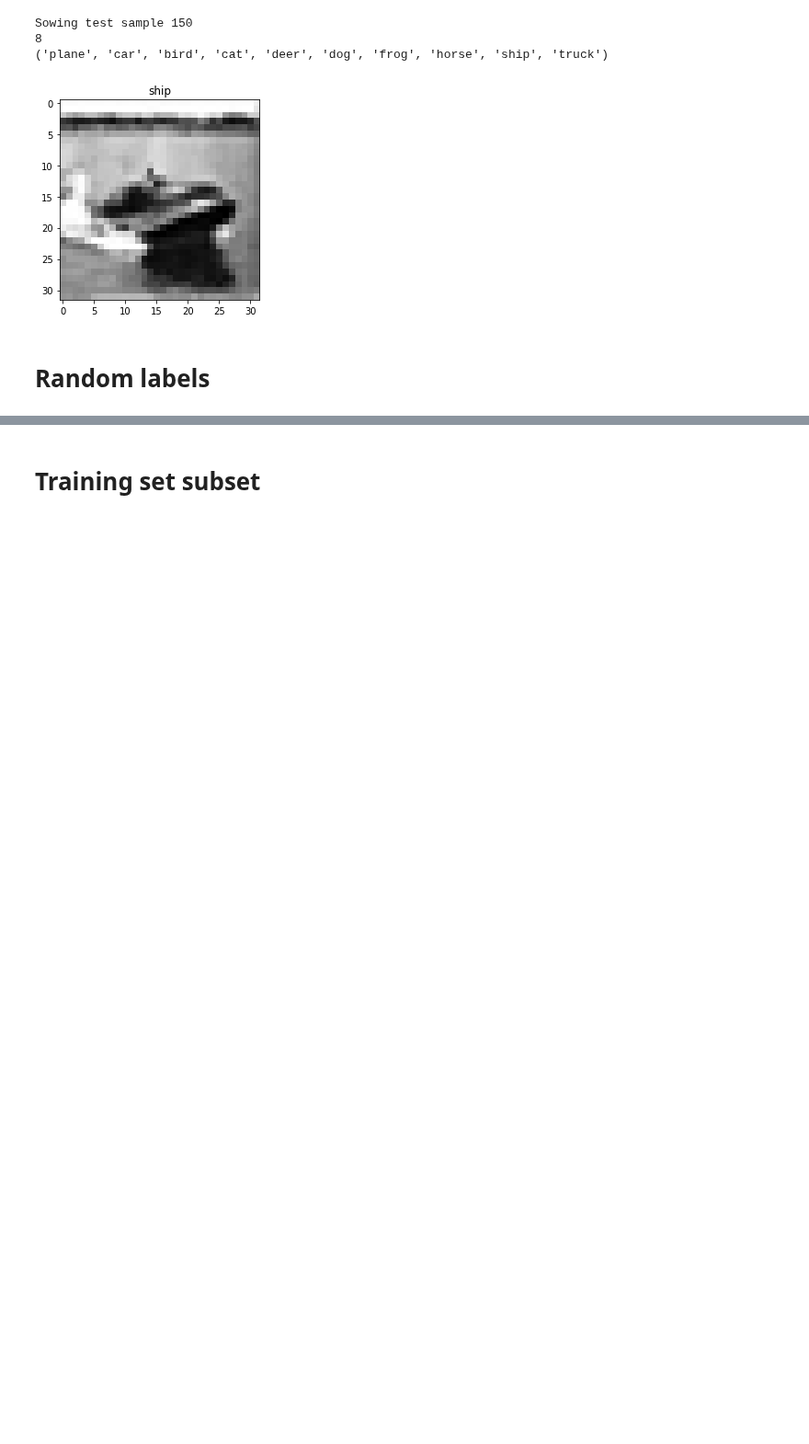
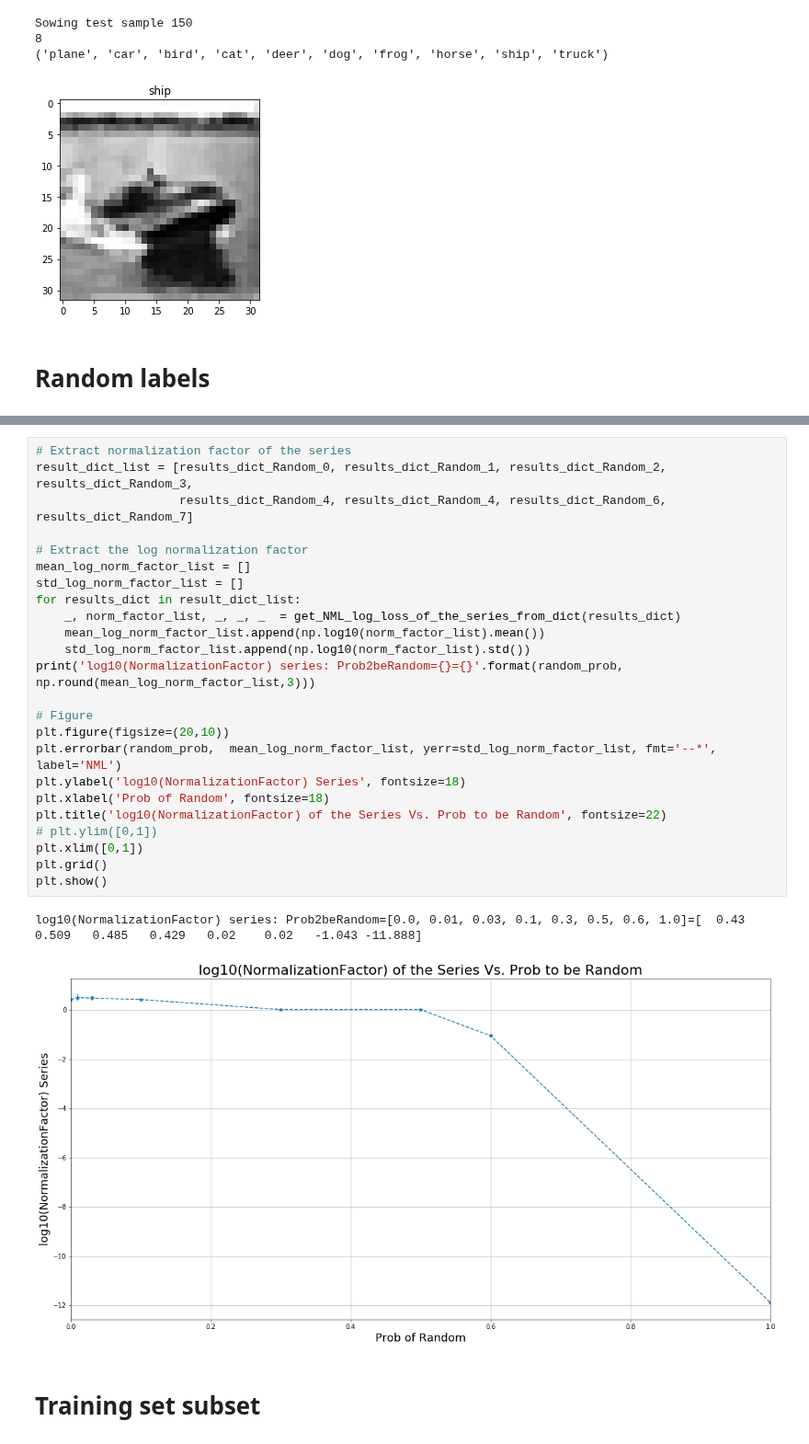
Before and after one commit to kobybibas/deep_pnml_experiments, a Jupyter notebook: src/analyze_results.ipynb, the cells around one changed output, grey strips where cells are left out. Shown at 92% size. Cells and saved outputs as stored; diff of their text form; blank space fills up the shorter version.

```diff
--- a/src/analyze_results.ipynb
+++ b/src/analyze_results.ipynb
@@ -507,2 +540,29 @@ Training loss: [TrueLabels RandomLabels] Mean=[0.001777 0.000925] STD=[0.000014
+# %%
+# Extract normalization factor of the series
+result_dict_list = [results_dict_Random_0, results_dict_Random_1, results_dict_Random_2, results_dict_Random_3,
+                    results_dict_Random_4, results_dict_Random_4, results_dict_Random_6, results_dict_Random_7]
+
+# Extract the log normalization factor
+mean_log_norm_factor_list = []
+std_log_norm_factor_list = []
+for results_dict in result_dict_list:
+    _, norm_factor_list, _, _, _  = get_NML_log_loss_of_the_series_from_dict(results_dict)
+    mean_log_norm_factor_list.append(np.log10(norm_factor_list).mean())
+    std_log_norm_factor_list.append(np.log10(norm_factor_list).std())
+print('log10(NormalizationFactor) series: Prob2beRandom={}={}'.format(random_prob, np.round(mean_log_norm_factor_list,3)))
+
+# Figure
+plt.figure(figsize=(20,10))
+plt.errorbar(random_prob,  mean_log_norm_factor_list, yerr=std_log_norm_factor_list, fmt='--*',  label='NML')
+plt.ylabel('log10(NormalizationFactor) Series', fontsize=18)
+plt.xlabel('Prob of Random', fontsize=18)
+plt.title('log10(NormalizationFactor) of the Series Vs. Prob to be Random', fontsize=22)
+# plt.ylim([0,1])
+plt.xlim([0,1])
+plt.grid()
+plt.show()
+# %% [output]
+log10(NormalizationFactor) series: Prob2beRandom=[0.0, 0.01, 0.03, 0.1, 0.3, 0.5, 0.6, 1.0]=[  0.43    0.509   0.485   0.429   0.02    0.02   -1.043 -11.888]
+[figure, added]
 # %% [markdown]
 # Training set subset
```
Also changed, not shown: parts of 32 cells of this notebook, 2 other files.
